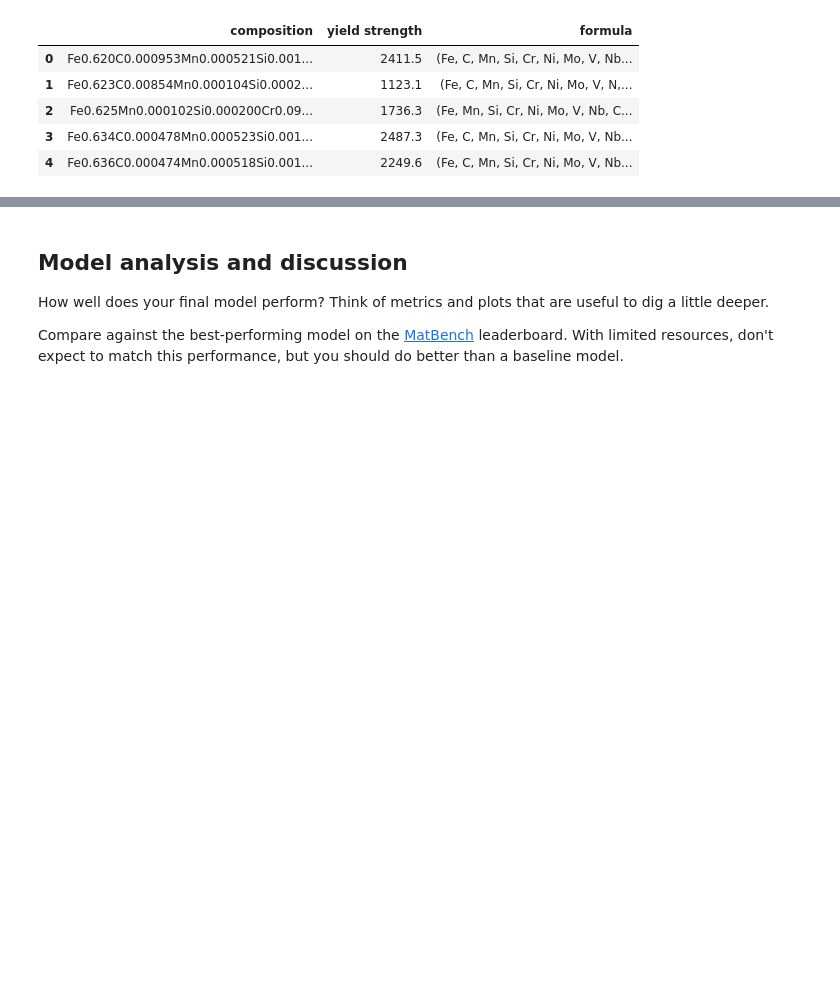
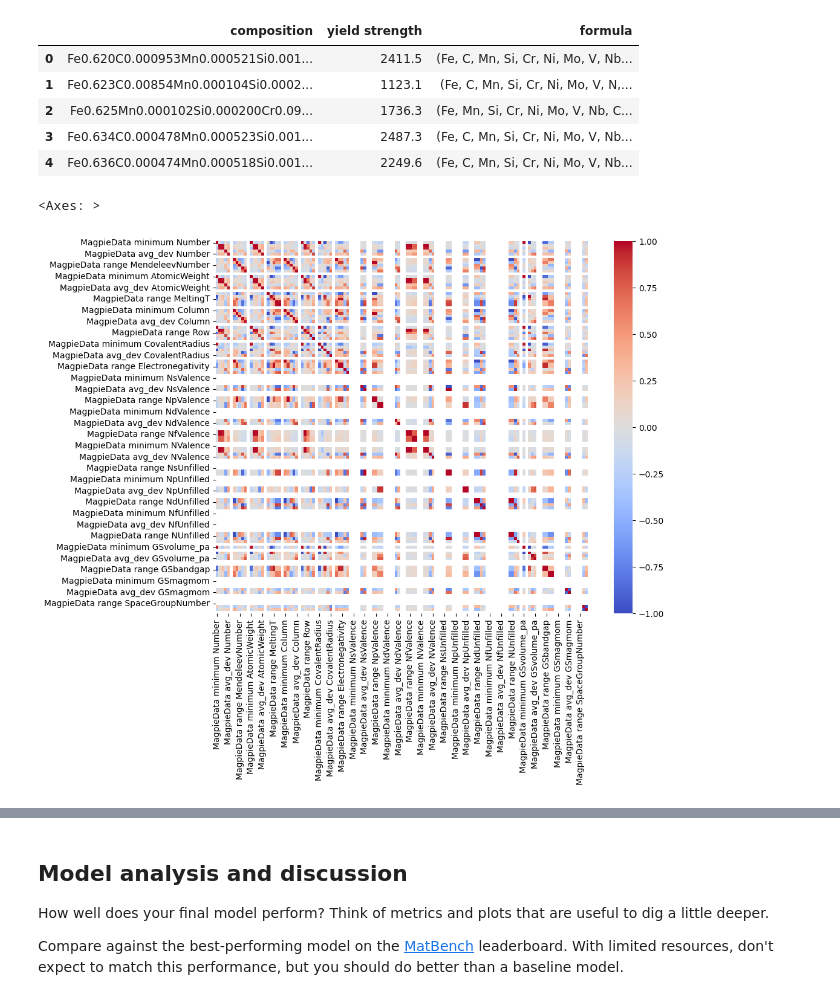
Before and after one commit to whyyyyyft/ML-materials, a Jupyter notebook: ML_Research.ipynb, the cells around one changed output, grey strips where cells are left out. Drawn from its saved outputs; the diff is of its cells as text; code cells hidden in the pictures; blank space fills up the shorter version.

```diff
--- a/ML_Research.ipynb
+++ b/ML_Research.ipynb
@@ -204,0 +246,8 @@ df_comp.head()
+# %%
+corr = X.corr()
+
+plt.figure(figsize=(10,8))
+sns.heatmap(corr, cmap="coolwarm")
+# %% [output]
+<Axes: >
+[figure, added]
```
Also changed, not shown: parts of 30 cells of this notebook.
